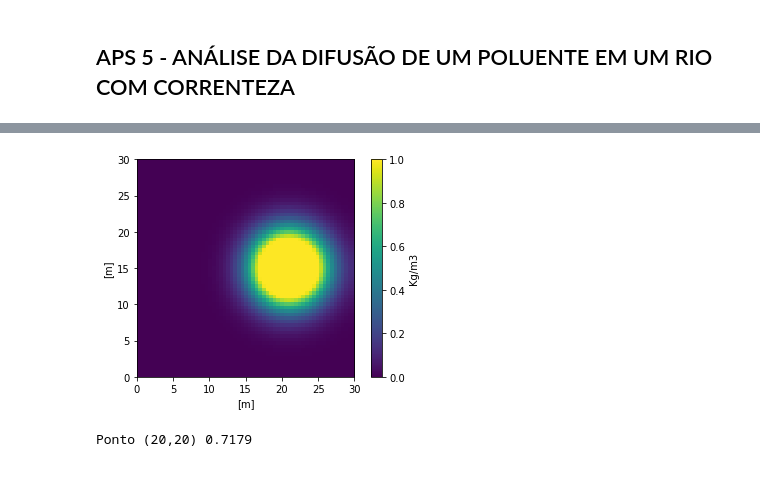
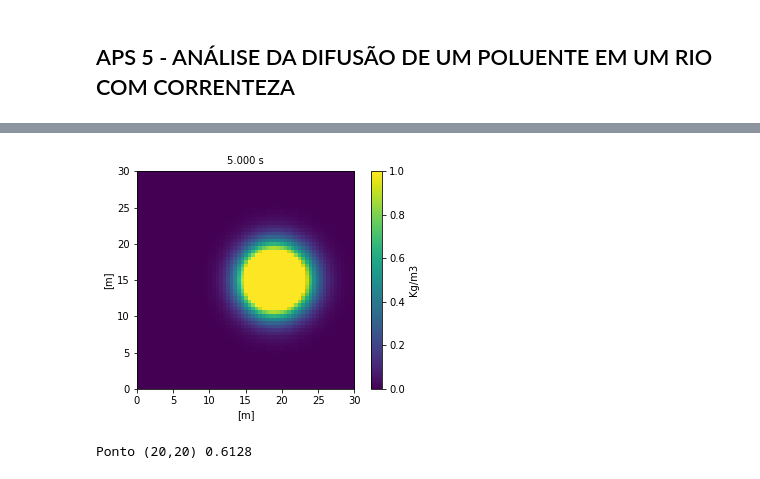
Before and after one commit to decoejz/TranscalAPS5, a Jupyter notebook: APS5.ipynb, the cells around one changed output, grey strips where cells are left out. Saved outputs shown, nothing was run; the diff lists cells and outputs as text; code cells hidden in the pictures.

```diff
--- a/APS5.ipynb
+++ b/APS5.ipynb
@@ -11,7 +11,7 @@ from IPython.display import HTML
 ## constantes
 deltaT = 5e-2
 deltaXY = 5e-1
-T = 7
+T = 5
 
 alpha = 1 #Valor alpha
 K = 1 #coeficiente de difusão
@@ -62,7 +62,7 @@ def calcDiff2D(nodes_t, Qc):
         for x in range(1,len(nodes_t[0]) -1):
 
             p1 = u(x,y)*diffCentral(nodes_t[y][x-1], nodes_t[y][x+1], deltaXY)
-            p2 = v(x,y)*diffCentral(nodes_t[y-1][x], nodes_t[y+1][x], deltaXY)
+            p2 = v(x,y)*diffCentral(nodes_t[y+1][x], nodes_t[y-1][x], deltaXY)
             p3 = K*diff2Central(nodes_t[y-1][x],nodes_t[y][x],nodes_t[y+1][x], deltaXY)
             p4 = K*diff2Central(nodes_t[y][x-1],nodes_t[y][x],nodes_t[y][x+1], deltaXY)
 
@@ -71,9 +71,10 @@ def calcDiff2D(nodes_t, Qc):
             else:
                 nodes_return[y][x] = (- (p1 + p2 -p3 -p4))*deltaT + nodes_t[y][x]
 
-
             if nodes_return[y][x] < 0:
                 nodes_return[y][x] = 0
+
+
 
     return nodes_return
 
@@ -84,9 +85,9 @@ def doSomething(nodes_t,time):
     for l in range(len(time)):
 
         if(time[l] < Tq):
-            nodes_t = calcDiff2D(nodes_t.copy(), Qc)
+            nodes_t = calcDiff2D(nodes_t, Qc)
         else:
-            nodes_t = calcDiff2D(nodes_t.copy(), 0)
+            nodes_t = calcDiff2D(nodes_t, 0)
 
         im = plt.imshow(nodes_t,cmap="viridis",vmin=0, vmax=1,interpolation="nearest",extent=[0,Lx,0,Ly], animated=True)
         time_text = plt.text(Lx/2, Ly + 1, 'matplotlib', horizontalalignment='center') #, fontsize=32
@@ -117,20 +117,19 @@ HTML(video)
 [interactive output not drawn]
 # %%
 
-fig = plt.figure()
-
-
+time_text = plt.text(Lx/2, Ly + 1, 'matplotlib', horizontalalignment='center') #, fontsize=32
+time_text.set_text("{:.3f} s".format(t[-1]))
 plt.imshow(nodeMatrix,cmap="viridis",vmin=0, vmax=1,interpolation="nearest",extent=[0,Lx,0,Ly])
 cbar = plt.colorbar()
 cbar.ax.set_ylabel('Kg/m3', rotation=90 )
 plt.xlabel("[m]")
 plt.ylabel("[m]")
 plt.savefig("archive", dpi = 300)
 plt.show()
 print("Ponto (20,20) {:.4f}".format(nodeMatrix[40][40]))
 # %% [output]
-[figure, old version]
+[figure, new version]
-Ponto (20,20) 0.7179
+Ponto (20,20) 0.6128
 # %%
 # import imageio
 # with imageio.get_writer('movie.gif', mode='I', duration=0.05) as writer:
```
Also changed, not shown: parts of 2 cells of this notebook, 2 other files.
